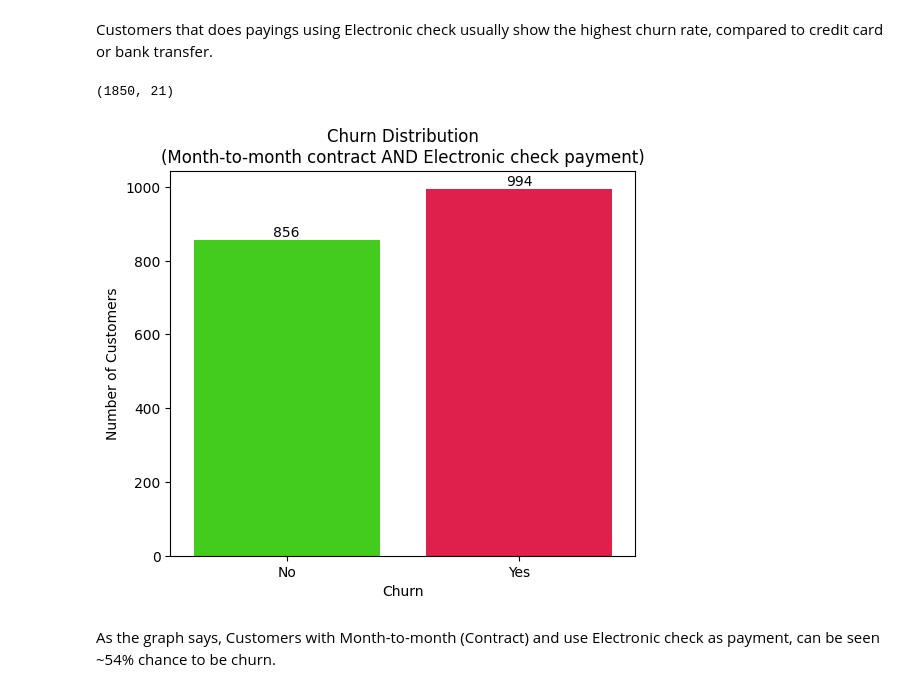
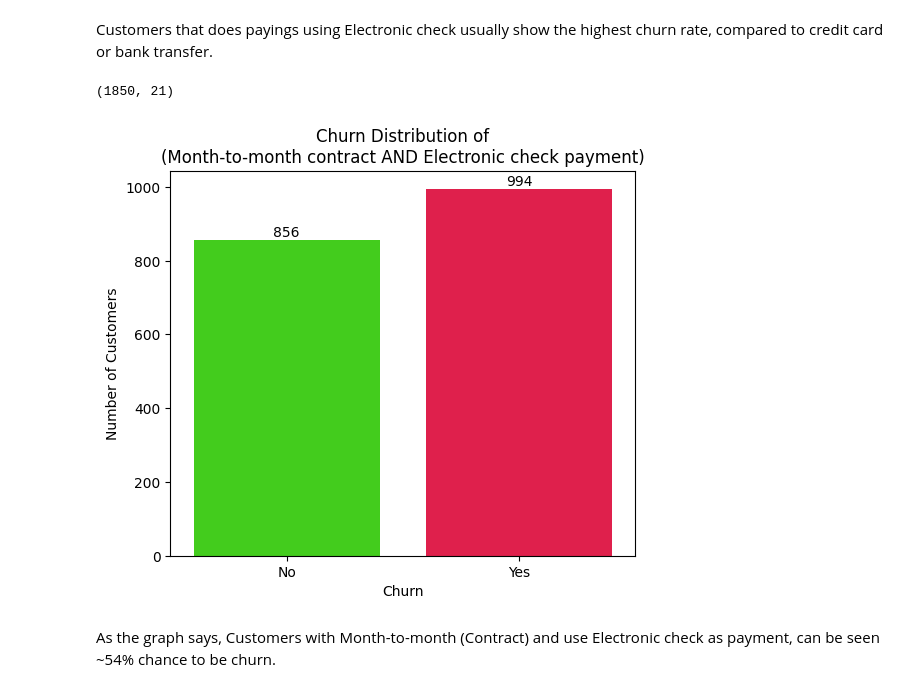
Before and after one commit to NisithaNimsara/Customer_Churn_Prediction-, a Jupyter notebook: telco_model.ipynb, the cells around one changed output. Saved outputs shown, nothing was run; the diff lists cells and outputs as text; code cells hidden in the pictures.

```diff
--- a/telco_model.ipynb
+++ b/telco_model.ipynb
@@ -119,28 +119,28 @@ Customers that does payings using Electronic check usually show the highest chur
 # %%
 risk_df = df[(df["Contract"] == "Month-to-month") & (df["PaymentMethod"] == "Electronic check")]
 print(risk_df.shape)
 
 plt.figure(figsize=(6, 5))
 ax = sns.countplot(data=risk_df, x="Churn", hue="Churn", palette="prism")
-plt.title("Churn Distribution\n(Month-to-month contract AND Electronic check payment)")
+plt.title("Churn Distribution of\n(Month-to-month contract AND Electronic check payment)")
 plt.xlabel("Churn")
 plt.ylabel("Number of Customers")
 
 # show value on each bar
 for p in ax.patches:
     height = p.get_height()
     ax.text(
         p.get_x() + p.get_width() / 2,  # x position (middle of bar)
         height,                         # y position (top of bar)
         int(height),                    # text = count
         ha='center',
         va='bottom'
     )
 
 plt.show()
 # %% [output]
 (1850, 21)
-[figure, old version]
+[figure, new version]
 # %% [markdown]
 As the graph says, Customers with Month-to-month (Contract) and use Electronic check as payment, can be seen ~54% chance to be churn.
 # %%
```
Also changed, not shown: parts of 12 cells of this notebook.
